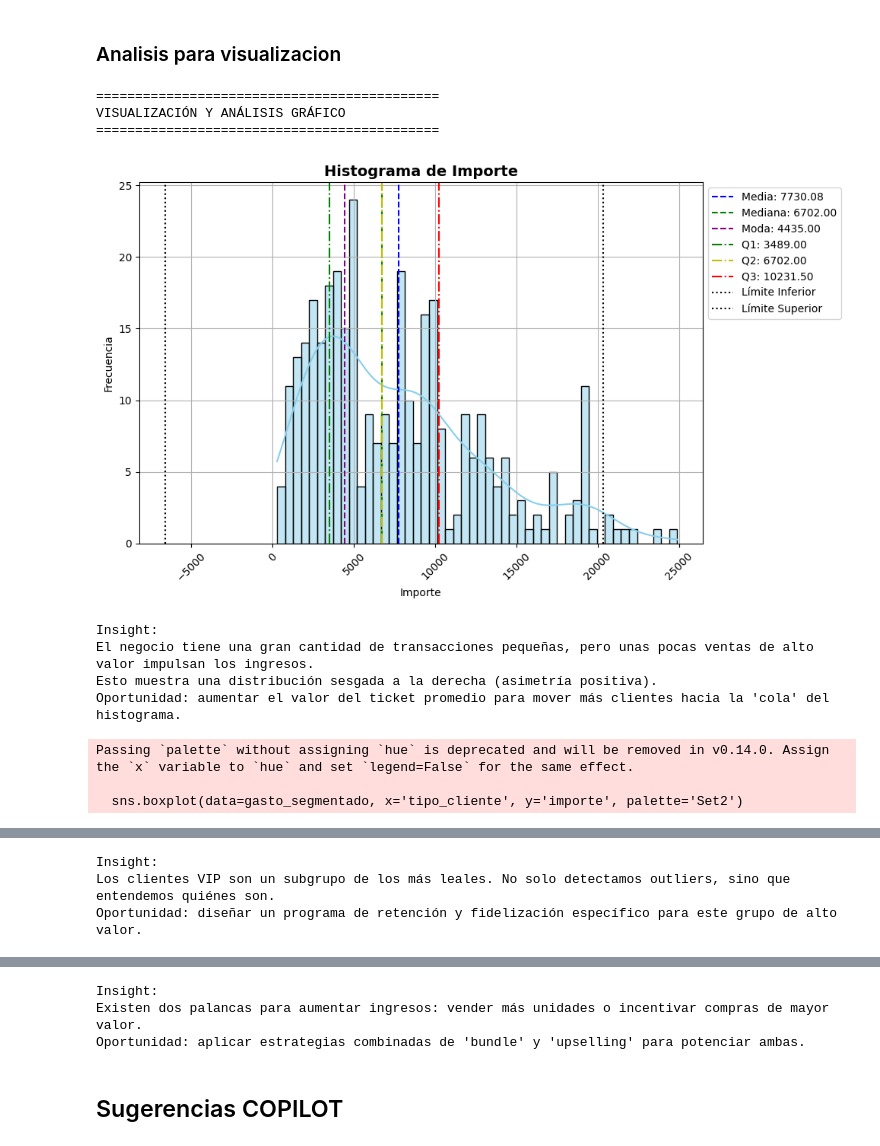
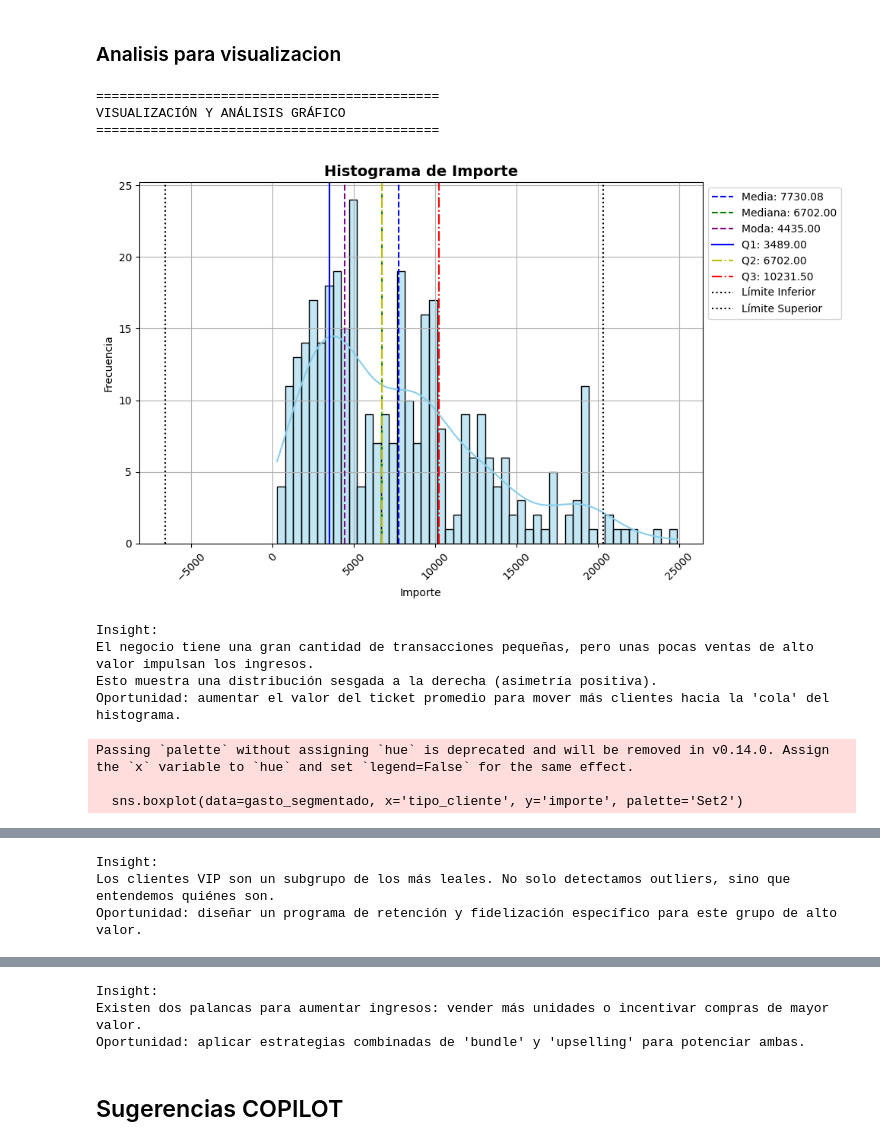
Before and after one commit to DiegoPenalba/ProyectoAurilion, a Jupyter notebook: data.ipynb, the cells around one changed output, grey strips where cells are left out. Saved outputs shown, nothing was run; the diff lists cells and outputs as text; code cells hidden in the pictures.

```diff
--- a/data.ipynb
+++ b/data.ipynb
@@ -1068,7 +1112,7 @@ plt.axvline(mediana_importe_vd, color='green', linestyle='--', label=f'Mediana:
 plt.axvline(moda_importe_vd[0], color='purple', linestyle='--', label=f'Moda: {moda_importe_vd[0]:.2f}')
 
 # Cuartiles
-plt.axvline(q1_importe_vd, color='g', linestyle='-.', label=f'Q1: {q1_importe_vd:.2f}')
+plt.axvline(q1_importe_vd, color='b', linestyle='-', label=f'Q1: {q1_importe_vd:.2f}')
 plt.axvline(mediana_importe_vd, color='y', linestyle='-.', label=f'Q2: {mediana_importe_vd:.2f}')
 plt.axvline(q3_importe_vd, color='r', linestyle='-.', label=f'Q3: {q3_importe_vd:.2f}')
 
@@ -1125,34 +1169,34 @@ plt.grid(axis='y', linestyle='--', alpha=0.7)
 plt.tight_layout()
 plt.show()
 
 print("Insight:")
 print("Los clientes VIP son un subgrupo de los más leales. No solo detectamos outliers, sino que entendemos quiénes son.")
 print("Oportunidad: diseñar un programa de retención y fidelización específico para este grupo de alto valor.\n")
 
 # ============================================
 # 3️⃣ HEATMAP: Correlación entre variables de transacción
 # ============================================
 
 # 🔹 Creamos un DataFrame con las tres variables principales
 corr_df = ventas_detalle_df_norm[['cantidad', 'precio_unitario', 'importe']]
 
 # Calculamos la matriz de correlación
 corr_matrix = corr_df.corr()
 
 plt.figure(figsize=(6, 5))
 sns.heatmap(corr_matrix, annot=True, cmap='coolwarm', fmt=".2f", linewidths=0.5)
 plt.title("Correlación entre Variables de Transacción", fontsize=14, fontweight='bold')
 plt.tight_layout()
 plt.show()
 
 print("Insight:")
 print("Existen dos palancas para aumentar ingresos: vender más unidades o incentivar compras de mayor valor.")
 print("Oportunidad: aplicar estrategias combinadas de 'bundle' y 'upselling' para potenciar ambas.\n")
 # %% [output]
 ============================================
 VISUALIZACIÓN Y ANÁLISIS GRÁFICO
 ============================================
-[figure, old version]
+[figure, new version]
 Insight:
 El negocio tiene una gran cantidad de transacciones pequeñas, pero unas pocas ventas de alto valor impulsan los ingresos.
 Esto muestra una distribución sesgada a la derecha (asimetría positiva).
```
Also changed, not shown: parts of 5 cells of this notebook.
